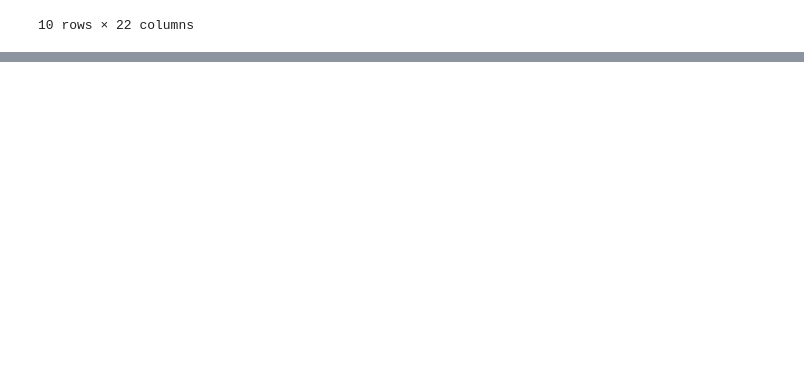
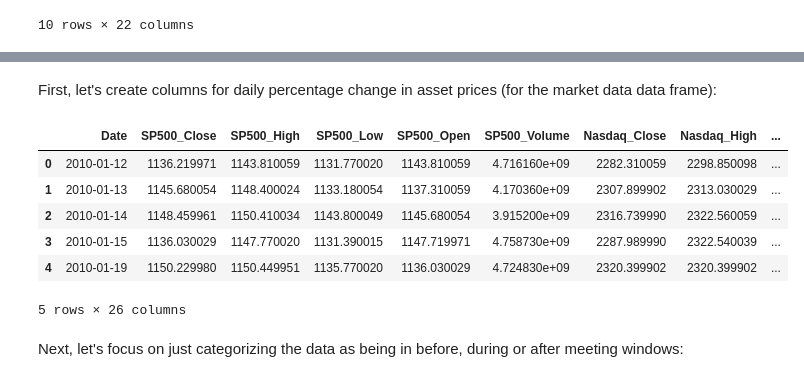
Before and after one commit to LyWangPX/umich-milestone-project, a Jupyter notebook: analysis.ipynb, the cells around one changed output, grey strips where cells are left out. Cells and saved outputs as stored; diff of their text form; code cells hidden in the pictures; blank space fills up the shorter version.

```diff
--- a/analysis.ipynb
+++ b/analysis.ipynb
@@ -9,10 +10,10 @@ import pandas as pd
 
 Let's read in the cleaned data and take a look at the first 10 rows to get an idea of what it looks like inside.
 # %%
-# using pd.read_csv() to read in the cleaned data set, then showing the first 10 rows using .head() to get an idea of what's inside
-df = pd.read_csv("market_data_cleaned.csv")
+# Using pd.read_csv() to read in the cleaned market data set, then showing the first 10 rows using .head() to get an idea of what's inside
+market_data_df = pd.read_csv("market_data_cleaned.csv")
 
-df.head(10)
+market_data_df.head(10)
 # %% [output]
 |  | Date | SP500_Close | SP500_High | SP500_Low | SP500_Open | SP500_Volume | Nasdaq_Close | Nasdaq_High | ... |
 | 0 | 2010-01-12 | 1136.219971 | 1143.810059 | 1131.770020 | 1143.810059 | 4.716160e+09 | 2282.310059 | 2298.850098 | ... |
@@ -28,0 +61,28 @@ df.head(10)
+# %% [markdown]
+First, let's create columns for daily percentage change in asset prices (for the market data data frame):
+# %%
+# Go through the column names
+for column in market_data_df:
+
+    # If "_Close" is in the column name, save the asset name
+    if "_Close" in column:
+        asset_name = column[:-6]
+
+        # Create a new percentage change column using the asset name and the close and open values of the asset for the date
+        close_values = market_data_df[asset_name + "_Close"]
+        open_values = market_data_df[asset_name + "_Open"]
+        percantage_change_column_name = asset_name + "_Daily_%_Change"
+        market_data_df[percantage_change_column_name] = (close_values - open_values) / open_values * 100
+
+# Show the data frame with the new columns with .head()
+market_data_df.head()
+# %% [output]
+|  | Date | SP500_Close | SP500_High | SP500_Low | SP500_Open | SP500_Volume | Nasdaq_Close | Nasdaq_High | ... |
+| 0 | 2010-01-12 | 1136.219971 | 1143.810059 | 1131.770020 | 1143.810059 | 4.716160e+09 | 2282.310059 | 2298.850098 | ... |
+| 1 | 2010-01-13 | 1145.680054 | 1148.400024 | 1133.180054 | 1137.310059 | 4.170360e+09 | 2307.899902 | 2313.030029 | ... |
+| 2 | 2010-01-14 | 1148.459961 | 1150.410034 | 1143.800049 | 1145.680054 | 3.915200e+09 | 2316.739990 | 2322.560059 | ... |
+| 3 | 2010-01-15 | 1136.030029 | 1147.770020 | 1131.390015 | 1147.719971 | 4.758730e+09 | 2287.989990 | 2322.540039 | ... |
+| 4 | 2010-01-19 | 1150.229980 | 1150.449951 | 1135.770020 | 1136.030029 | 4.724830e+09 | 2320.399902 | 2320.399902 | ... |
+5 rows × 26 columns
+# %% [markdown]
+Next, let's focus on just categorizing the data as being in before, during or after meeting windows:
```
Also changed, not shown: parts of 10 cells of this notebook.
